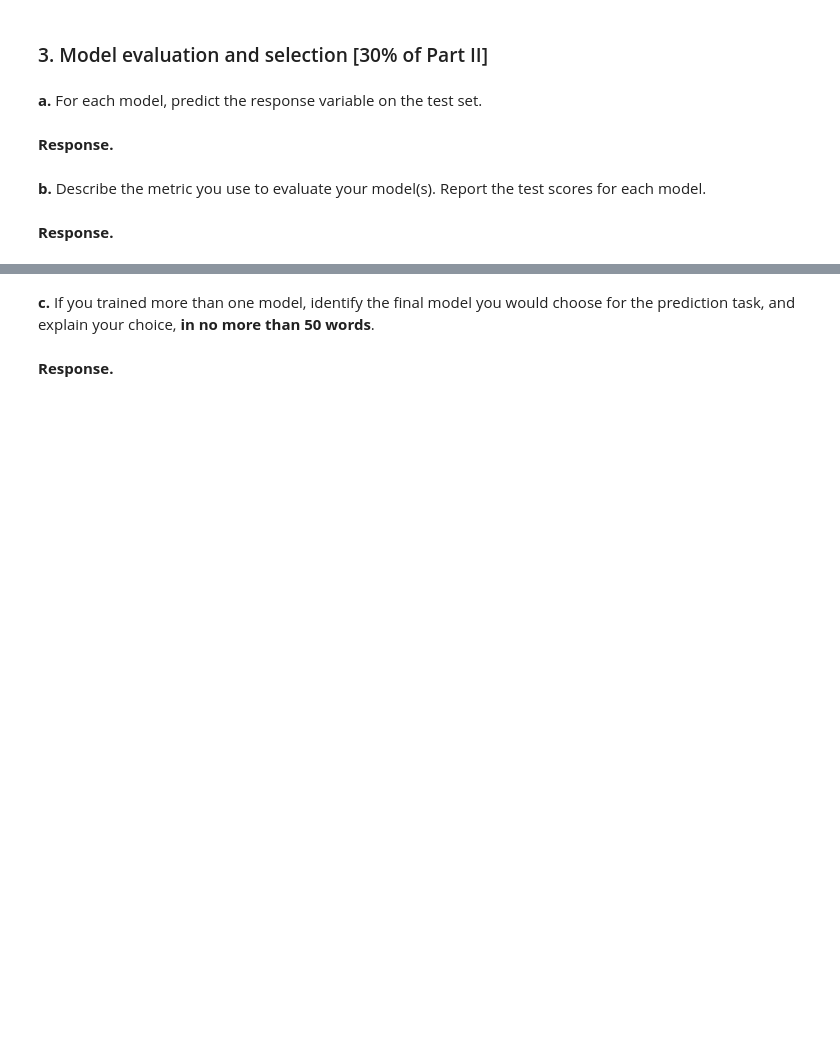
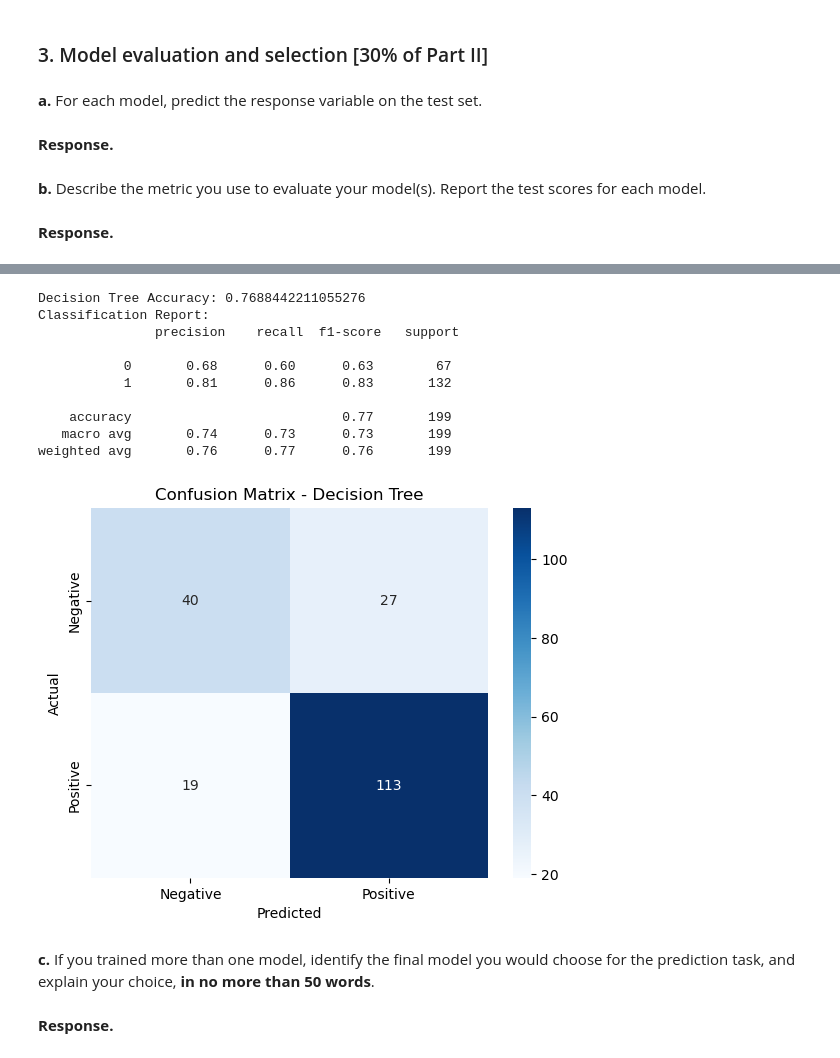
Before and after one commit to rynrindesu/cs105-credit-modeling, a Jupyter notebook: CS105 Project Submission (Final) 2025-checkpoint-checkpoint.ipynb, the cells around one changed output, grey strips where cells are left out. Cells and saved outputs as stored; diff of their text form; code cells hidden in the pictures; blank space fills up the shorter version.

```diff
--- a/CS105 Project Submission (Final) 2025-checkpoint-checkpoint.ipynb
+++ b/CS105 Project Submission (Final) 2025-checkpoint-checkpoint.ipynb
@@ -575,0 +622,6 @@ train one model, but if you do train more models, limit yourself to no more than
+# %%
+from sklearn.tree import DecisionTreeClassifier
+
+# initialise a decision tree model and train it with the training set
+dt_model = DecisionTreeClassifier(random_state=42)
+dt_model.fit(X_train, y_train)
@@ -582,3 +639,6 @@ train one model, but if you do train more models, limit yourself to no more than
+# %%
+# perform prediction on the test set for decision tree
+y_pred_dt = dt_model.predict(X_test)
 # %% [markdown]
 **b.** Describe the metric you use to evaluate your model(s). Report the test scores for each model.
 # %% [markdown]
@@ -586,3 +672,28 @@ train one model, but if you do train more models, limit yourself to no more than
+# %%
+print("Decision Tree Accuracy:", accuracy_score(y_test, y_pred_dt))
+print("Classification Report:\n", classification_report(y_test, y_pred_dt))
+
+# Compute the confusion matrix
+conf_matrix_dt = confusion_matrix(y_test, y_pred_dt)
+
+# Visualize the confusion matrix using seaborn
+sns.heatmap(conf_matrix_dt, annot=True, fmt='d', cmap='Blues', xticklabels=['Negative', 'Positive'], yticklabels=['Negative', 'Positive'])
+plt.title("Confusion Matrix - Decision Tree")
+plt.xlabel('Predicted')
+plt.ylabel('Actual')
+plt.show()
+# %% [output]
+Decision Tree Accuracy: 0.7688442211055276
+Classification Report:
+               precision    recall  f1-score   support
+
+           0       0.68      0.60      0.63        67
+           1       0.81      0.86      0.83       132
+
+    accuracy                           0.77       199
+   macro avg       0.74      0.73      0.73       199
+weighted avg       0.76      0.77      0.76       199
+[figure, added]
 # %% [markdown]
 **c.** If you trained more than one model, identify the final model you would choose for the prediction task, and explain your choice, **in no more than 50 words**.
 # %% [markdown]
```
Also changed, not shown: parts of 12 cells of this notebook.
